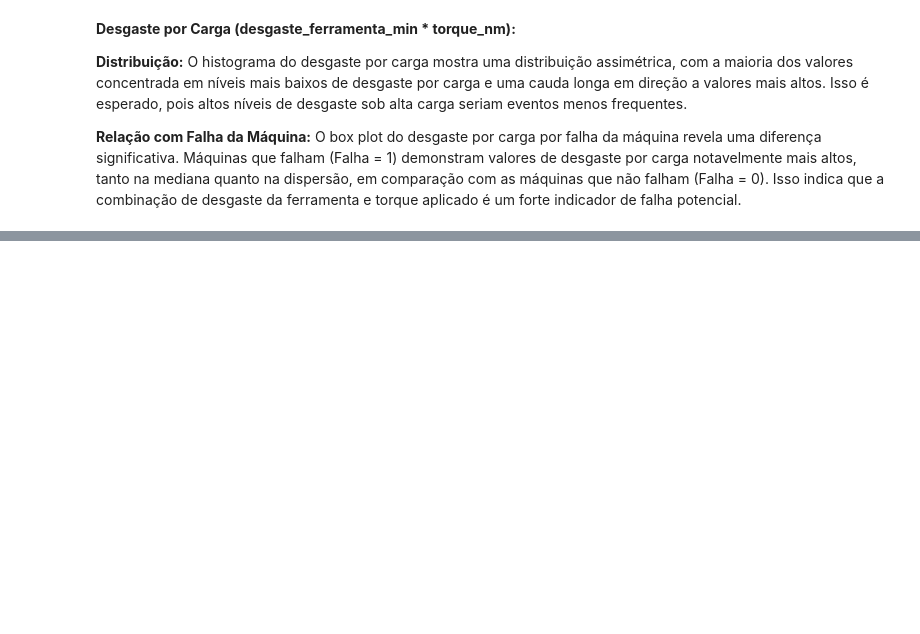
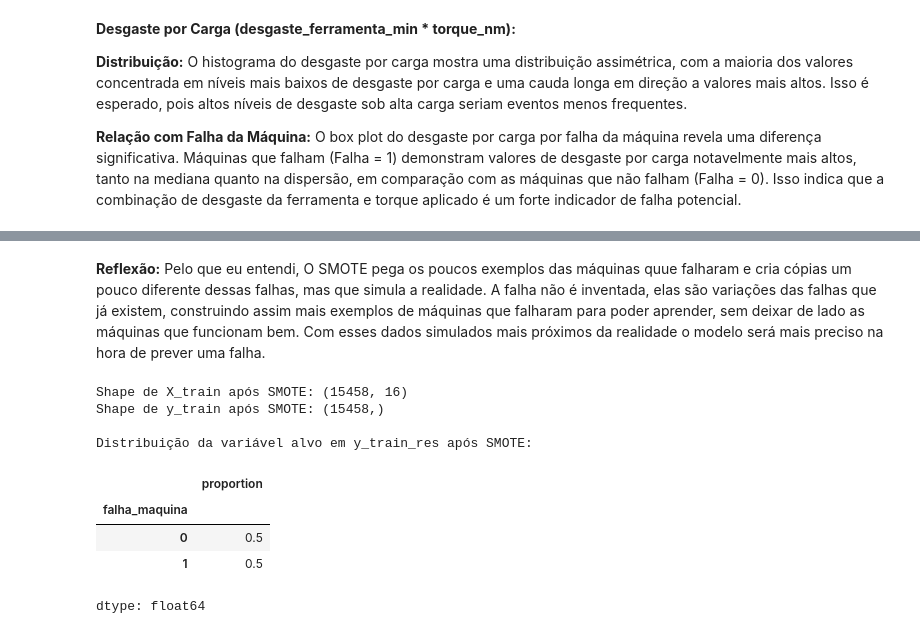
Before and after one commit to nemseibr/SCTEC2026.GEARGUARD, a Jupyter notebook: PROJETO_AVALIATIVO_MÓDULO_1.ipynb, the cells around one changed output, grey strips where cells are left out. Saved outputs shown, nothing was run; the diff lists cells and outputs as text; code cells hidden in the pictures; blank space fills up the shorter version.

```diff
--- a/PROJETO_AVALIATIVO_MÓDULO_1.ipynb
+++ b/PROJETO_AVALIATIVO_MÓDULO_1.ipynb
@@ -508,0 +610,24 @@ plt.show()
+# %% [markdown]
+**Reflexão:** Pelo que eu entendi, O SMOTE pega os poucos exemplos das máquinas quue falharam e cria cópias  um pouco diferente dessas falhas, mas que simula a realidade. A falha não é inventada, elas são variações das falhas que já existem, construindo assim mais exemplos de máquinas que falharam para poder aprender, sem deixar de lado as máquinas que funcionam bem. Com esses dados simulados mais próximos da realidade o modelo será mais preciso na hora de prever uma falha.
+# %%
+from imblearn.over_sampling import SMOTE
+
+smote = SMOTE(random_state=42)
+
+X_train_res, y_train_res = smote.fit_resample(X_train, y_train)
+
+print(f"Shape de X_train após SMOTE: {X_train_res.shape}")
+print(f"Shape de y_train após SMOTE: {y_train_res.shape}")
+
+print("\nDistribuição da variável alvo em y_train_res após SMOTE:")
+display(y_train_res.value_counts(normalize=True))
+# %% [output]
+Shape de X_train após SMOTE: (15458, 16)
+Shape de y_train após SMOTE: (15458,)
+
+Distribuição da variável alvo em y_train_res após SMOTE:
+|  | proportion |
+| falha_maquina |  |
+| 0 | 0.5 |
+| 1 | 0.5 |
+dtype: float64
```
Also changed, not shown: parts of 14 cells of this notebook.
